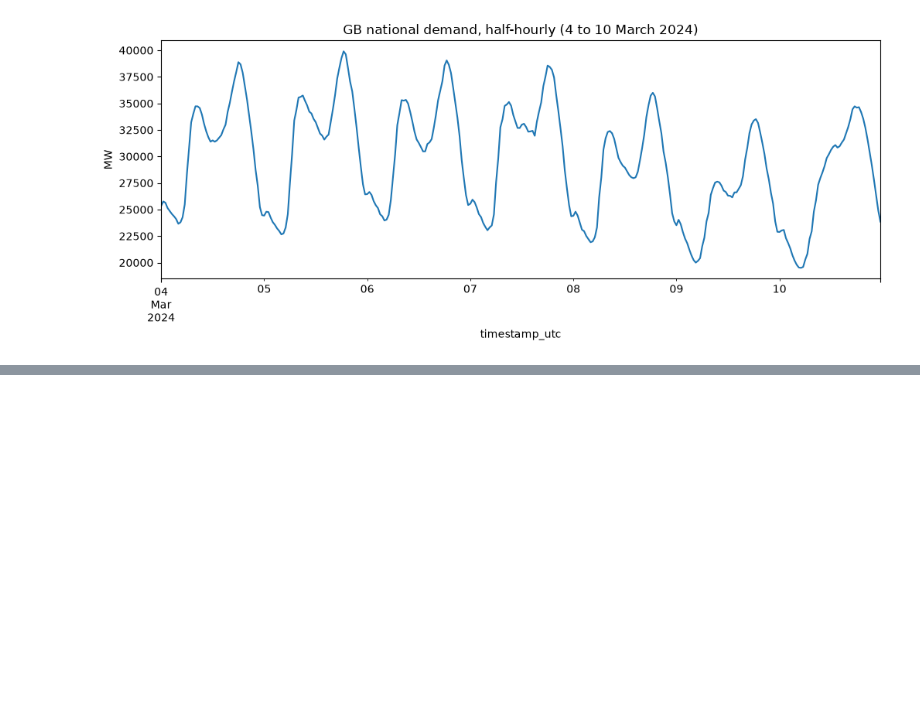
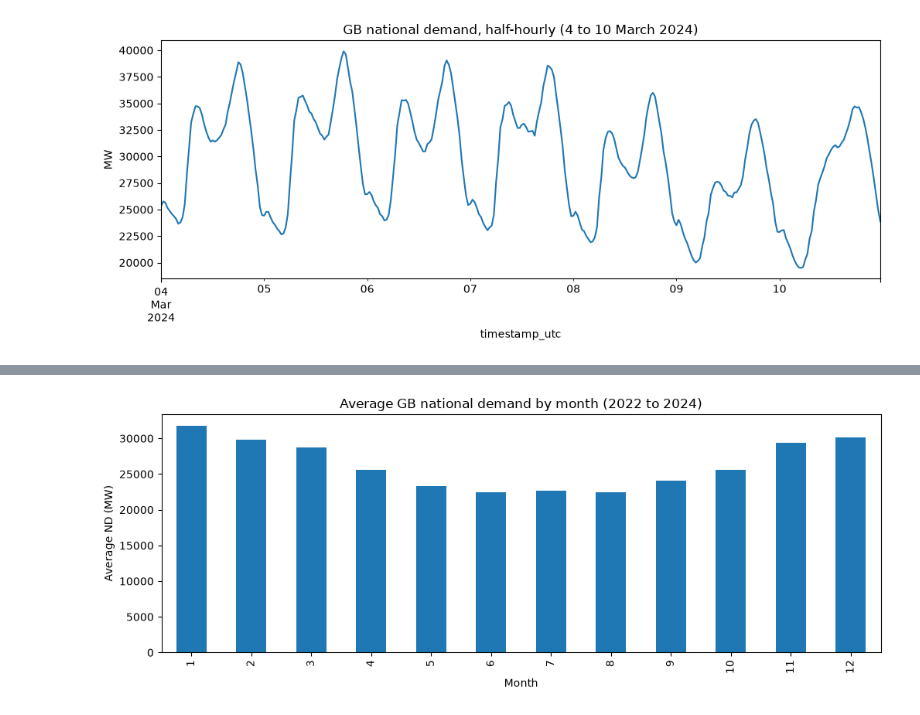
Before and after one commit to rawdan2006-ai/electricity-demand-forecast, a Jupyter notebook: notebooks/demand_forecast.ipynb, the cells around one changed output, grey strips where cells are left out. Saved outputs shown, nothing was run; the diff lists cells and outputs as text; code cells hidden in the pictures; blank space fills up the shorter version.

```diff
--- a/notebooks/demand_forecast.ipynb
+++ b/notebooks/demand_forecast.ipynb
@@ -144,0 +179,11 @@ plt.show()
+# %%
+local = demand.index.tz_convert("Europe/London")
+
+by_month = demand["ND"].groupby([local.month]).mean()
+by_month.plot(kind = "bar", figsize=(12, 4))
+plt.title("Average GB national demand by month (2022 to 2024)")
+plt.xlabel("Month")
+plt.ylabel("Average ND (MW)")
+plt.show()
+# %% [output]
+[figure, added]
```
Also changed, not shown: parts of 2 cells of this notebook.
